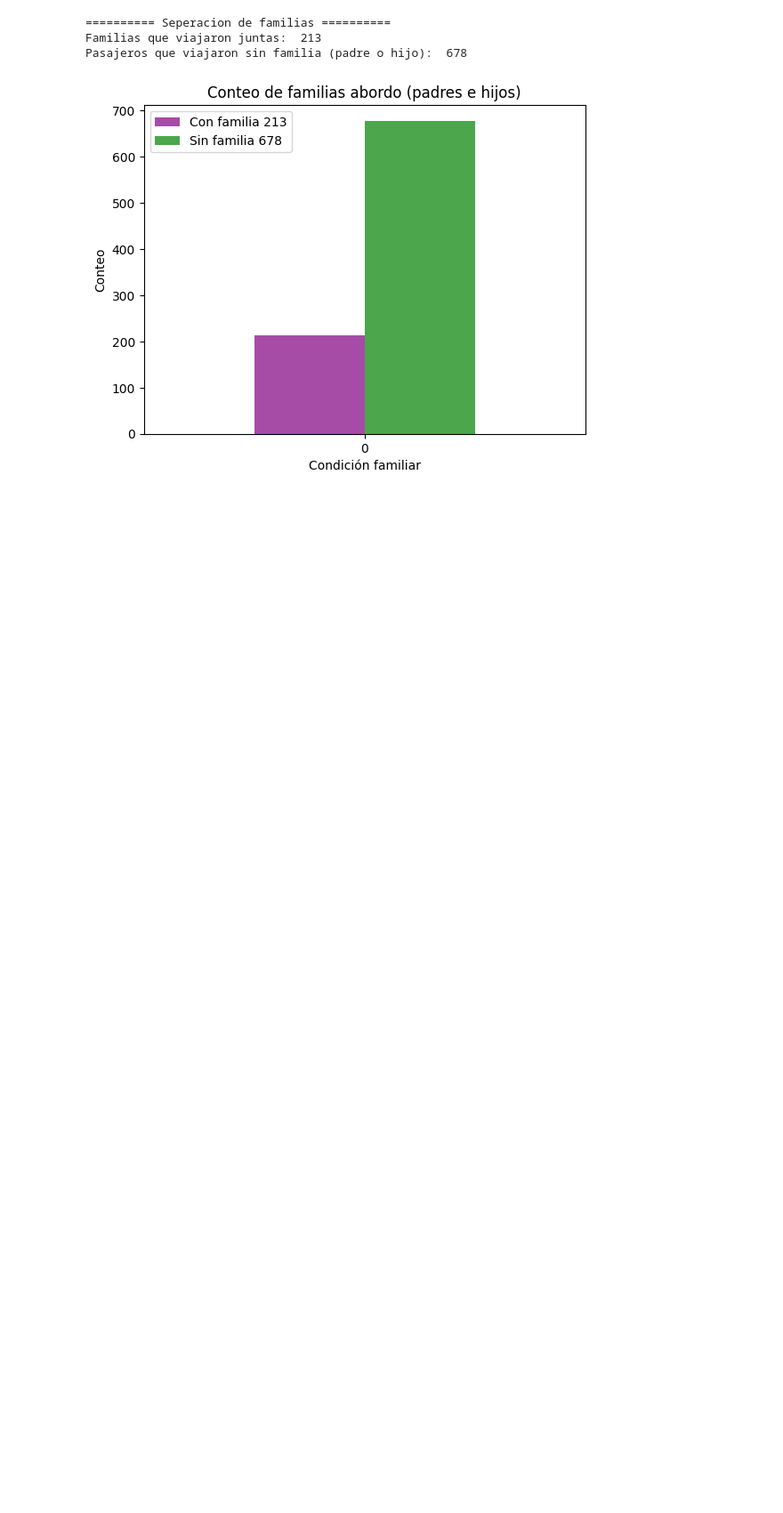
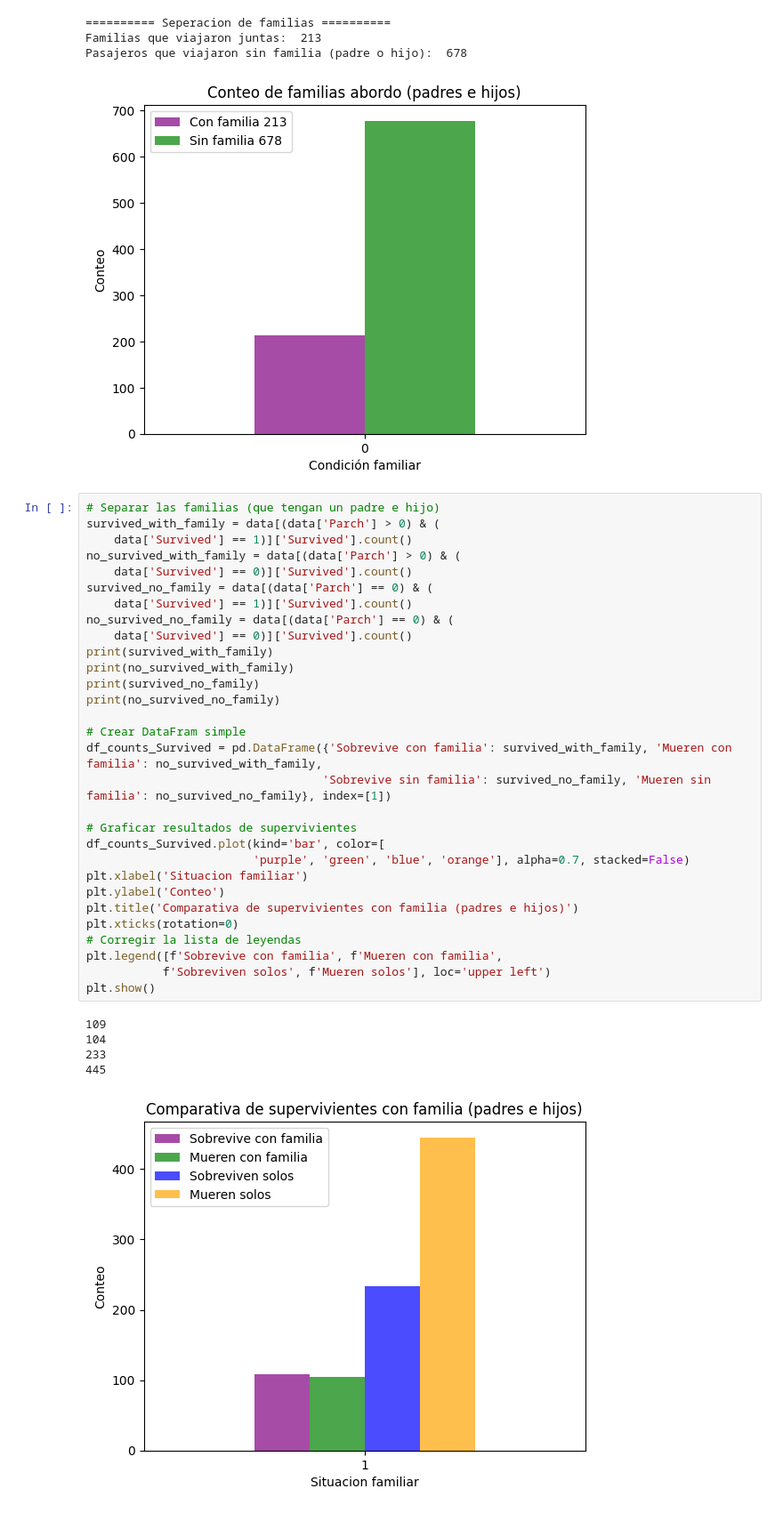
Before and after one commit to Josmar360/Analisis_Titanic, a Jupyter notebook: 3) Ejercicios/3) Ejercicios_Visualizacion.ipynb, the cells around one changed output. Shown: that part at 89% size. Drawn from its saved outputs; the diff is of its cells as text; blank space fills up the shorter version.

```diff
--- a/3) Ejercicios/3) Ejercicios_Visualizacion.ipynb
+++ b/3) Ejercicios/3) Ejercicios_Visualizacion.ipynb
@@ -122,3 +122,39 @@ plt.show()
 Familias que viajaron juntas:  213
 Pasajeros que viajaron sin familia (padre o hijo):  678
 [figure]
+# %%
+# Separar las familias (que tengan un padre e hijo)
+survived_with_family = data[(data['Parch'] > 0) & (
+    data['Survived'] == 1)]['Survived'].count()
+no_survived_with_family = data[(data['Parch'] > 0) & (
+    data['Survived'] == 0)]['Survived'].count()
+survived_no_family = data[(data['Parch'] == 0) & (
+    data['Survived'] == 1)]['Survived'].count()
+no_survived_no_family = data[(data['Parch'] == 0) & (
+    data['Survived'] == 0)]['Survived'].count()
+print(survived_with_family)
+print(no_survived_with_family)
+print(survived_no_family)
+print(no_survived_no_family)
+
+# Crear DataFram simple
+df_counts_Survived = pd.DataFrame({'Sobrevive con familia': survived_with_family, 'Mueren con familia': no_survived_with_family,
+                                  'Sobrevive sin familia': survived_no_family, 'Mueren sin familia': no_survived_no_family}, index=[1])
+
+# Graficar resultados de supervivientes
+df_counts_Survived.plot(kind='bar', color=[
+                        'purple', 'green', 'blue', 'orange'], alpha=0.7, stacked=False)
+plt.xlabel('Situacion familiar')
+plt.ylabel('Conteo')
+plt.title('Comparativa de supervivientes con familia (padres e hijos)')
+plt.xticks(rotation=0)
+# Corregir la lista de leyendas
+plt.legend([f'Sobrevive con familia', f'Mueren con familia',
+           f'Sobreviven solos', f'Mueren solos'], loc='upper left')
+plt.show()
+# %% [output]
+109
+104
+233
+445
+[figure, added]
```
Also changed, not shown: parts of 1 cell of this notebook, 1 other file.
